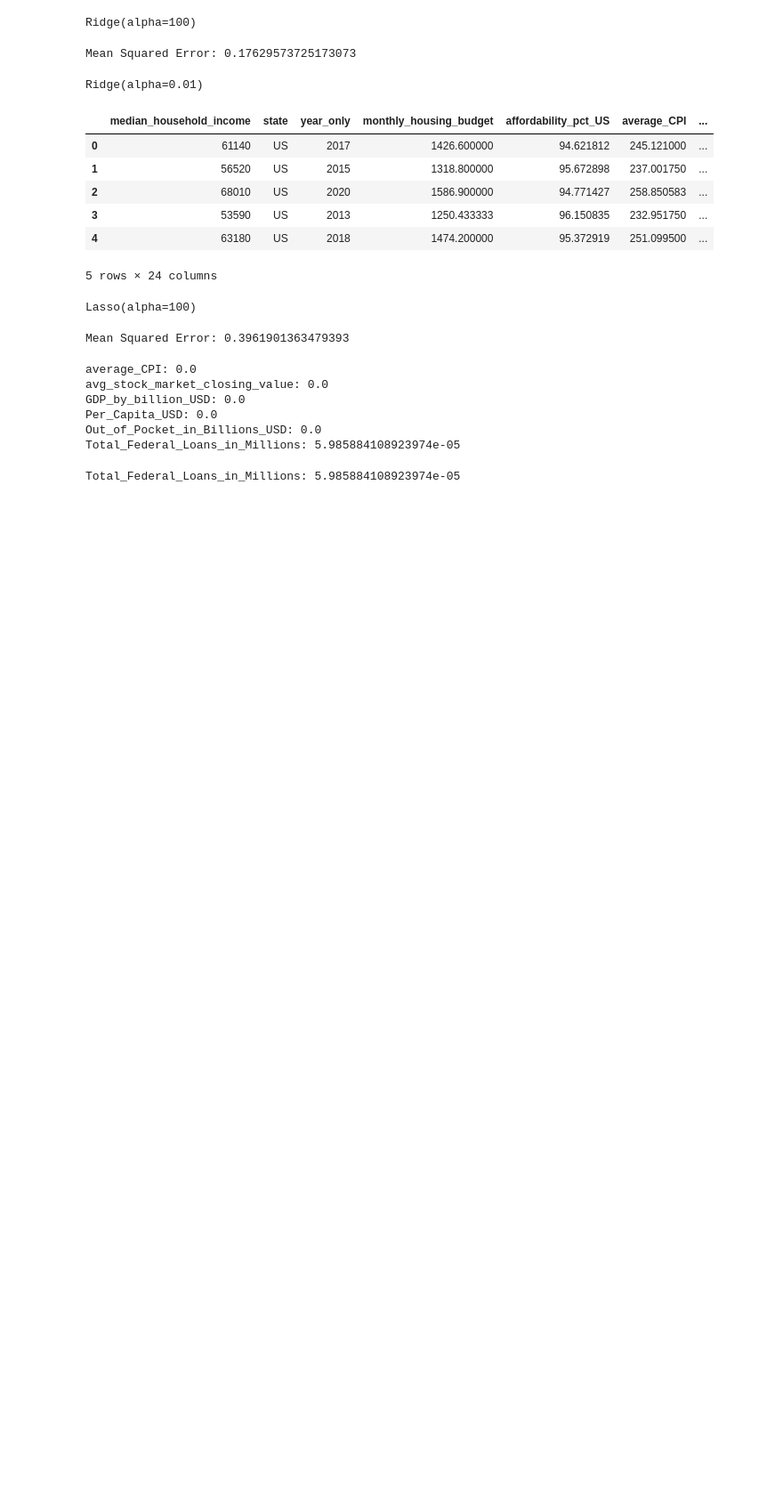
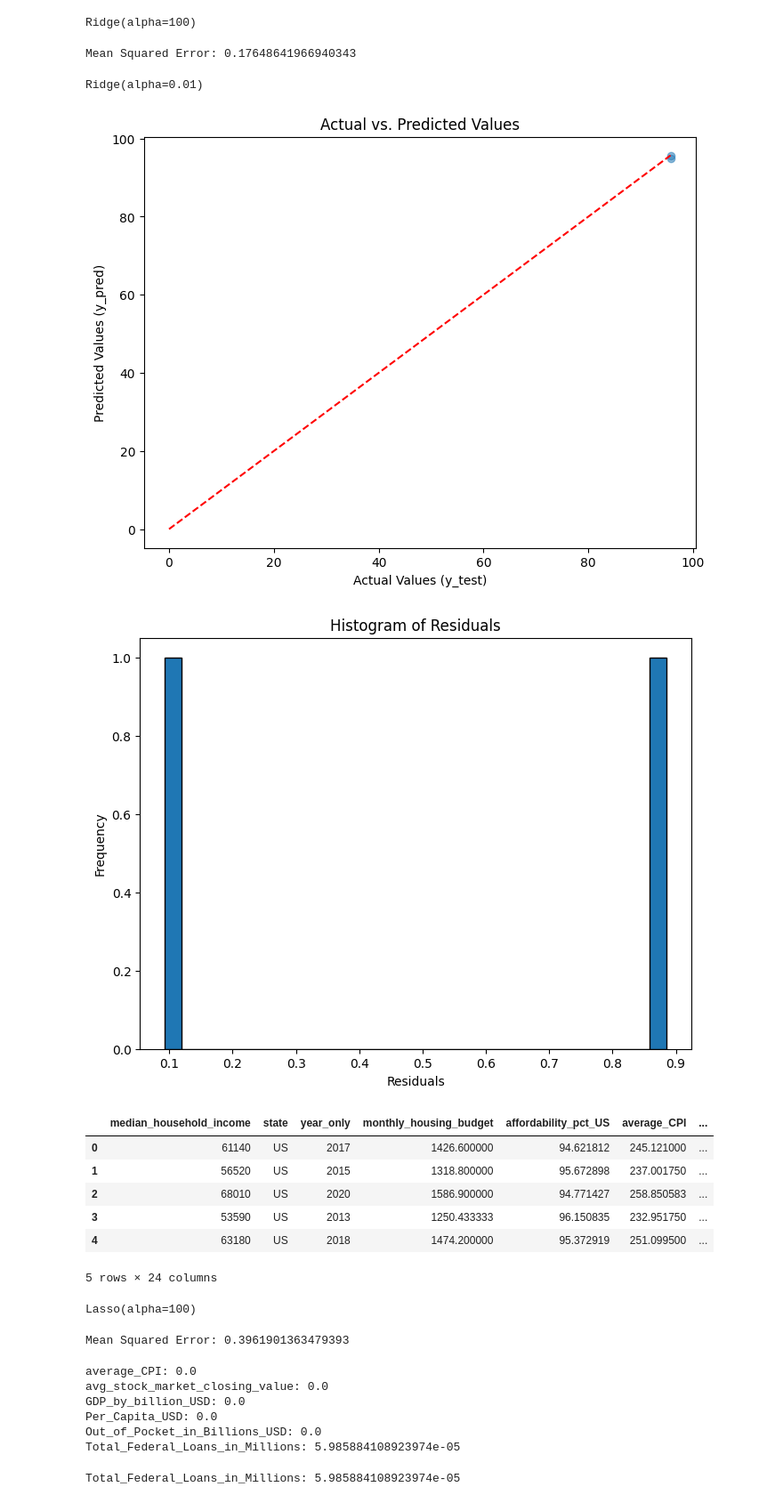
Before and after one commit to JessiPool/KaggleXProject, a Jupyter notebook: regressioninventory.ipynb, the cells around one changed output. Shown at 89% size. Cells and saved outputs as stored; diff of their text form; code cells hidden in the pictures; blank space fills up the shorter version.

```diff
--- a/regressioninventory.ipynb
+++ b/regressioninventory.ipynb
@@ -52,7 +52,7 @@ from sklearn.linear_model import Ridge
 from sklearn.metrics import mean_squared_error
 # %%
 # Assuming 'df_st' is your DataFrame with predictor variables and the outcome variable
-X = df_usinv.drop(['affordability_pct_US', 'state', 'year_only', 'monthly_housing_budget'], axis=1)  # Predictor variables
+X = df_usinv.drop(['affordability_pct_US', 'state', 'year_only', 'monthly_housing_budget', 'median_household_income'], axis=1)  # Predictor variables
 y = df_usinv['affordability_pct_US']  # Outcome variable
 
 # Split the data into training and testing sets
@@ -74,7 +74,7 @@ y_pred = ridge_model.predict(X_test)
 mse = mean_squared_error(y_test, y_pred)
 print(f'Mean Squared Error: {mse}')
 # %% [output]
-Mean Squared Error: 0.17629573725173073
+Mean Squared Error: 0.17648641966940343
 # %%
 from sklearn.model_selection import GridSearchCV
 
@@ -102,3 +104,32 @@ Ridge(alpha=0.01)
+# %%
+import matplotlib.pyplot as plt
+import numpy as np
+
+# Create a scatter plot of actual vs. predicted values
+plt.figure(figsize=(8, 6))
+plt.scatter(y_test, y_pred, alpha=0.5)
+plt.xlabel("Actual Values (y_test)")
+plt.ylabel("Predicted Values (y_pred)")
+plt.title("Actual vs. Predicted Values")
+
+# Add a diagonal line to visualize perfect predictions
+max_value = max(max(y_test), max(y_pred))
+plt.plot([0, max_value], [0, max_value], color='red', linestyle='--')
+
+plt.show()
+
+# Create a histogram of the residuals (the difference between actual and predicted values)
+residuals = y_test - y_pred
+plt.figure(figsize=(8, 6))
+plt.hist(residuals, bins=30, edgecolor='k')
+plt.xlabel("Residuals")
+plt.ylabel("Frequency")
+plt.title("Histogram of Residuals")
+
+plt.show()
+# %% [output]
+[figure, added]
+[figure, added]
 # %%
 # Lasso Regression, inventory and sales, US (national), 2011-2020
 # %%
```
Also changed, not shown: parts of 6 cells of this notebook.
